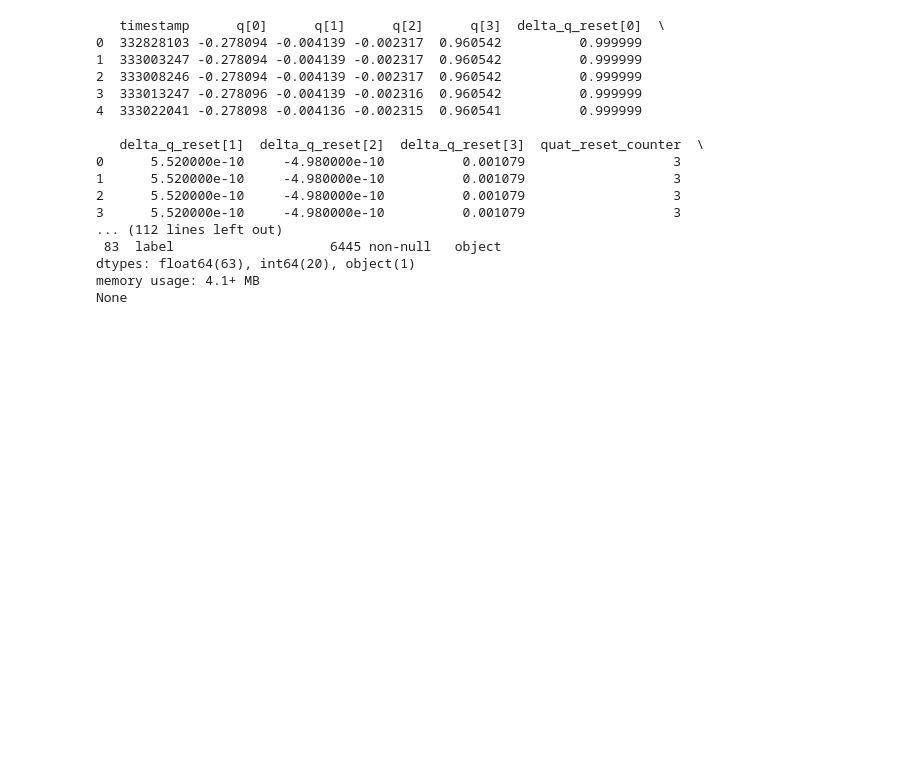
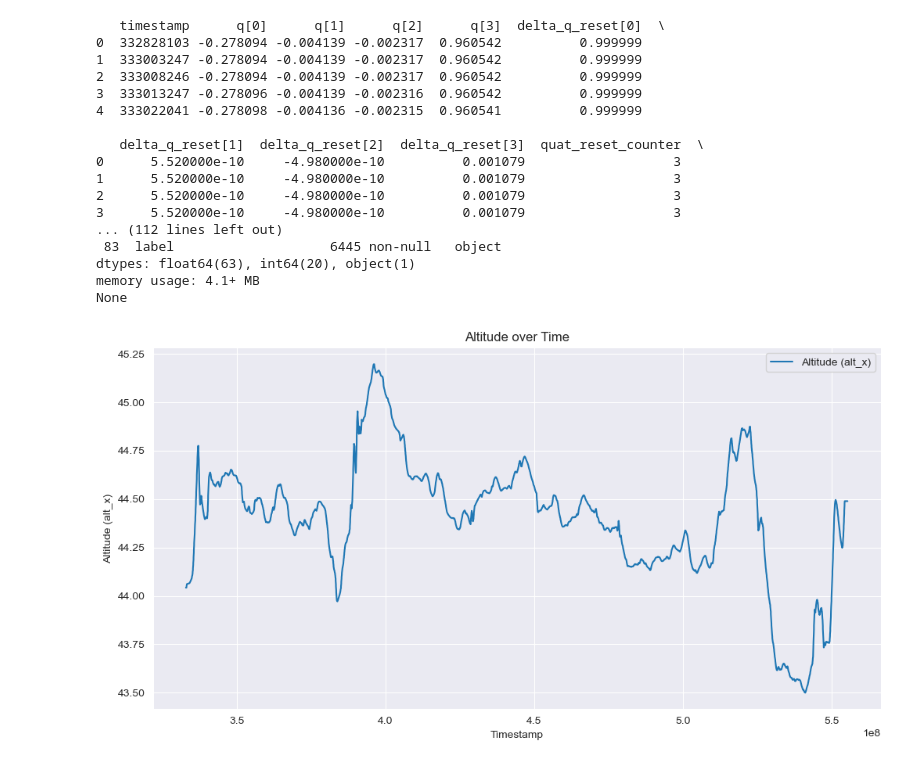
Before and after one commit to Colorado-Mesa-University-Cybersecurity/Image-Based-Intrusion-Detection-System-for-GPS-Spoofing-in-Unmanned-Aerial-Vehicles, a Jupyter notebook: Visualization/VisualizeJammingGPS.ipynb, the cells around one changed output. Saved outputs shown, nothing was run; the diff lists cells and outputs as text; code cells hidden in the pictures; blank space fills up the shorter version.

Commit message:
added visualization to jammming dataset

```diff
--- a/Visualization/VisualizeJammingGPS.ipynb
+++ b/Visualization/VisualizeJammingGPS.ipynb
@@ -36,0 +55,11 @@ None
+# %%
+plt.figure(figsize=(12, 6))
+plt.plot(df['timestamp'], df['alt_x'], label='Altitude (alt_x)')
+plt.xlabel('Timestamp')
+plt.ylabel('Altitude (alt_x)')
+plt.title('Altitude over Time')
+plt.legend()
+plt.grid(True)
+plt.show()
+# %% [output]
+[figure, added]
```
Also changed, not shown: parts of 9 cells of this notebook.
